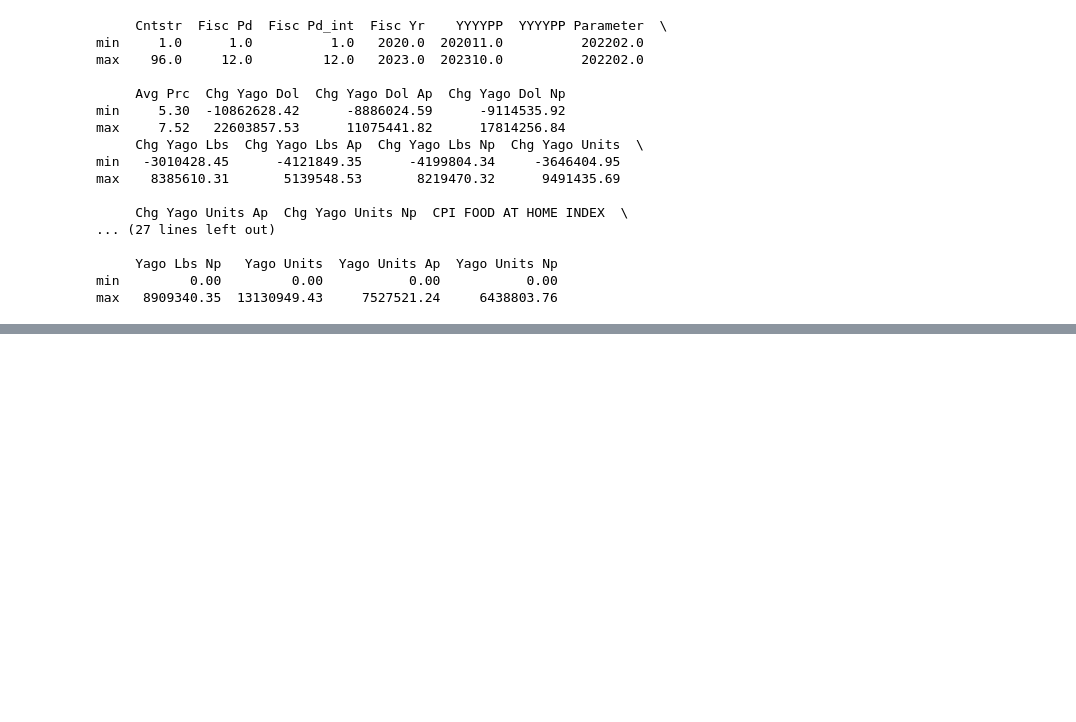
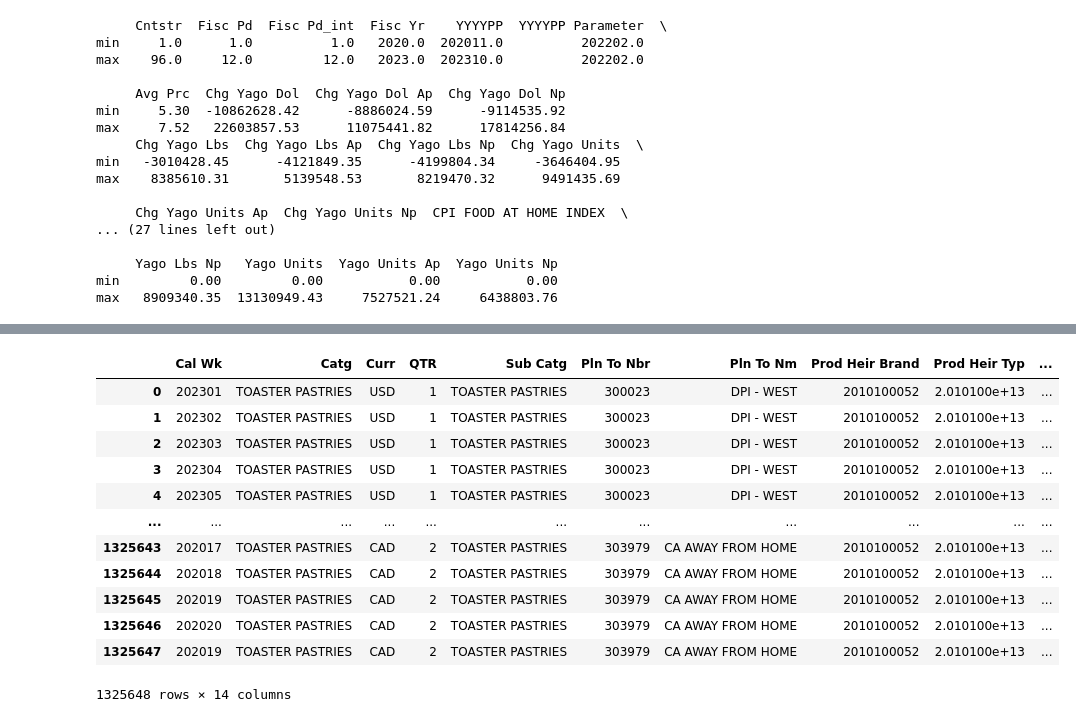
Before and after one commit to mazure21/Kellanova, a Jupyter notebook: Kellanova Data Exploration.ipynb, the cells around one changed output, grey strips where cells are left out. Drawn from its saved outputs; the diff is of its cells as text; code cells hidden in the pictures; blank space fills up the shorter version.

```diff
--- a/Kellanova Data Exploration.ipynb
+++ b/Kellanova Data Exploration.ipynb
@@ -545,0 +642,33 @@ max   8909340.35  13130949.43     7527521.24     6438803.76
+# %%
+planned_df = pd.DataFrame()
+
+planned_df['Cal Wk'] = PLN['Cal Wk']
+planned_df['Catg'] = PLN['Catg']
+planned_df['Curr'] = PLN['Curr']
+planned_df['QTR'] = PLN['QTR']
+planned_df['Sub Catg'] = PLN['Sub Catg']
+planned_df['Pln To Nbr'] = PLN['Pln To Nbr']
+planned_df['Pln To Nm'] = PLN['Pln To Nm']
+planned_df['Prod Heir Brand'] = PLN['Prod Hier Brand']
+planned_df['Prod Heir Typ'] = PLN['Prod Hier Typ']
+planned_df['WK'] = PLN['WK']
+planned_df['Pln Cons Lbs'] = PLN['Pln Cons Lbs']
+planned_df['Pln Cons Rtn Usd'] = PLN['Pln Cons Rtn Usd']
+planned_df['Pln Cons Units'] = PLN['Pln Cons Units']
+planned_df['Pln Cons Usd'] = PLN['Pln Cons Usd']
+# %%
+planned_df
+# %% [output]
+|  | Cal Wk | Catg | Curr | QTR | Sub Catg | Pln To Nbr | Pln To Nm | Prod Heir Brand | Prod Heir Typ | ... |
+| 0 | 202301 | TOASTER PASTRIES | USD | 1 | TOASTER PASTRIES | 300023 | DPI - WEST | 2010100052 | 2.010100e+13 | ... |
+| 1 | 202302 | TOASTER PASTRIES | USD | 1 | TOASTER PASTRIES | 300023 | DPI - WEST | 2010100052 | 2.010100e+13 | ... |
+| 2 | 202303 | TOASTER PASTRIES | USD | 1 | TOASTER PASTRIES | 300023 | DPI - WEST | 2010100052 | 2.010100e+13 | ... |
+| 3 | 202304 | TOASTER PASTRIES | USD | 1 | TOASTER PASTRIES | 300023 | DPI - WEST | 2010100052 | 2.010100e+13 | ... |
+| 4 | 202305 | TOASTER PASTRIES | USD | 1 | TOASTER PASTRIES | 300023 | DPI - WEST | 2010100052 | 2.010100e+13 | ... |
+| ... | ... | ... | ... | ... | ... | ... | ... | ... | ... | ... |
+| 1325643 | 202017 | TOASTER PASTRIES | CAD | 2 | TOASTER PASTRIES | 303979 | CA AWAY FROM HOME | 2010100052 | 2.010100e+13 | ... |
+| 1325644 | 202018 | TOASTER PASTRIES | CAD | 2 | TOASTER PASTRIES | 303979 | CA AWAY FROM HOME | 2010100052 | 2.010100e+13 | ... |
+| 1325645 | 202019 | TOASTER PASTRIES | CAD | 2 | TOASTER PASTRIES | 303979 | CA AWAY FROM HOME | 2010100052 | 2.010100e+13 | ... |
+| 1325646 | 202020 | TOASTER PASTRIES | CAD | 2 | TOASTER PASTRIES | 303979 | CA AWAY FROM HOME | 2010100052 | 2.010100e+13 | ... |
+| 1325647 | 202019 | TOASTER PASTRIES | CAD | 2 | TOASTER PASTRIES | 303979 | CA AWAY FROM HOME | 2010100052 | 2.010100e+13 | ... |
+1325648 rows × 14 columns
```
Also changed, not shown: parts of 19 cells of this notebook, 6 other files.
